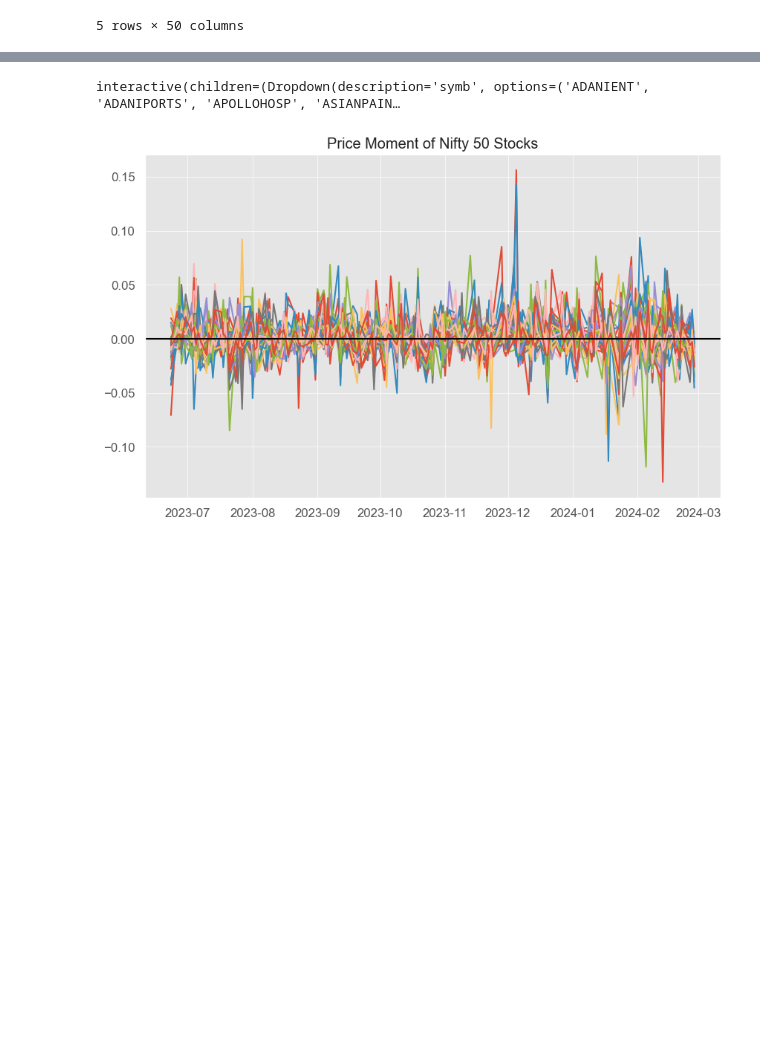
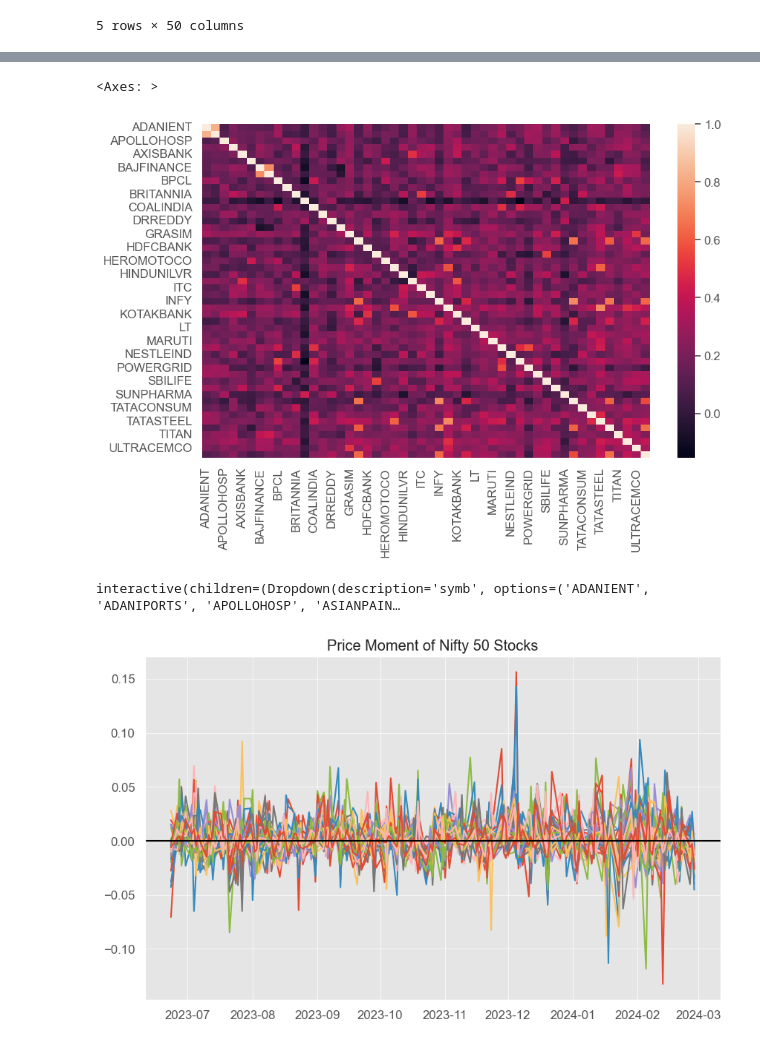
Before and after one commit to Ayush-sacri/Stock-Analysis, a Jupyter notebook: Stock-Analysis.ipynb, the cells around one changed output, grey strips where cells are left out. Cells and saved outputs as stored; diff of their text form; code cells hidden in the pictures; blank space fills up the shorter version.

```diff
--- a/Stock-Analysis.ipynb
+++ b/Stock-Analysis.ipynb
@@ -149,3 +149,6 @@ daily_returns.head()
 | 2023-06-28 | 0.050176 | 0.049104 | -0.003096 | 0.006667 | 0.005073 | 0.021052 | 0.010057 | -0.002696 | 0.013917 | ... |
 | 2023-06-30 | -0.005825 | -0.023066 | -0.005614 | 0.004113 | 0.009412 | -0.005262 | 0.009880 | 0.006006 | -0.001917 | ... |
 5 rows × 50 columns
+# %%
+corr=daily_returns.corr()
+corr.head()
@@ -152,3 +163,8 @@ daily_returns.head()
+# %%
+sns.heatmap(corr)
+# %% [output]
+<Axes: >
+[figure, added]
 # %%
 def plotting(symb):
     daily_returns.loc[:,symb].plot(color='blue')
```
Also changed, not shown: parts of 2 cells of this notebook.
